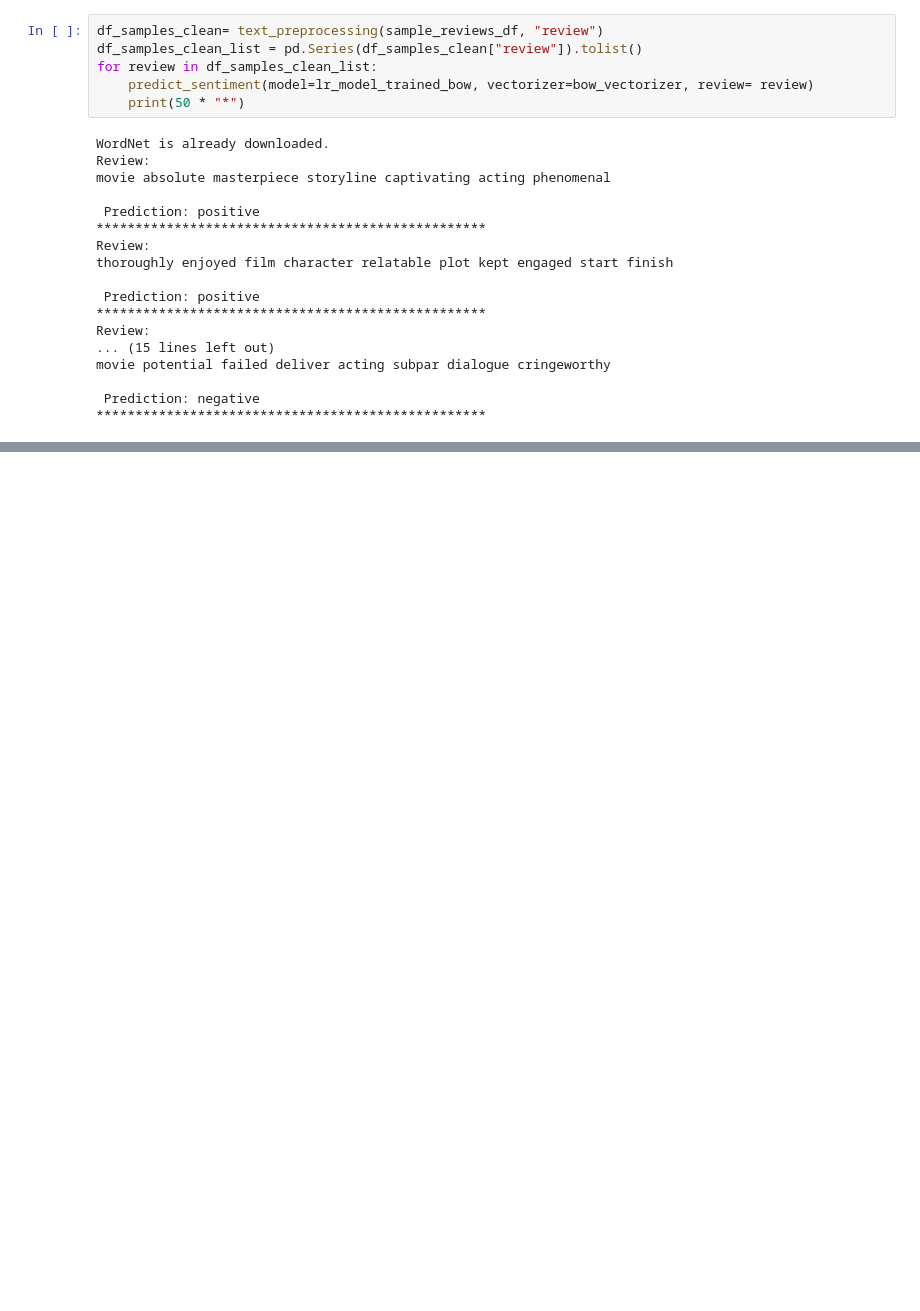
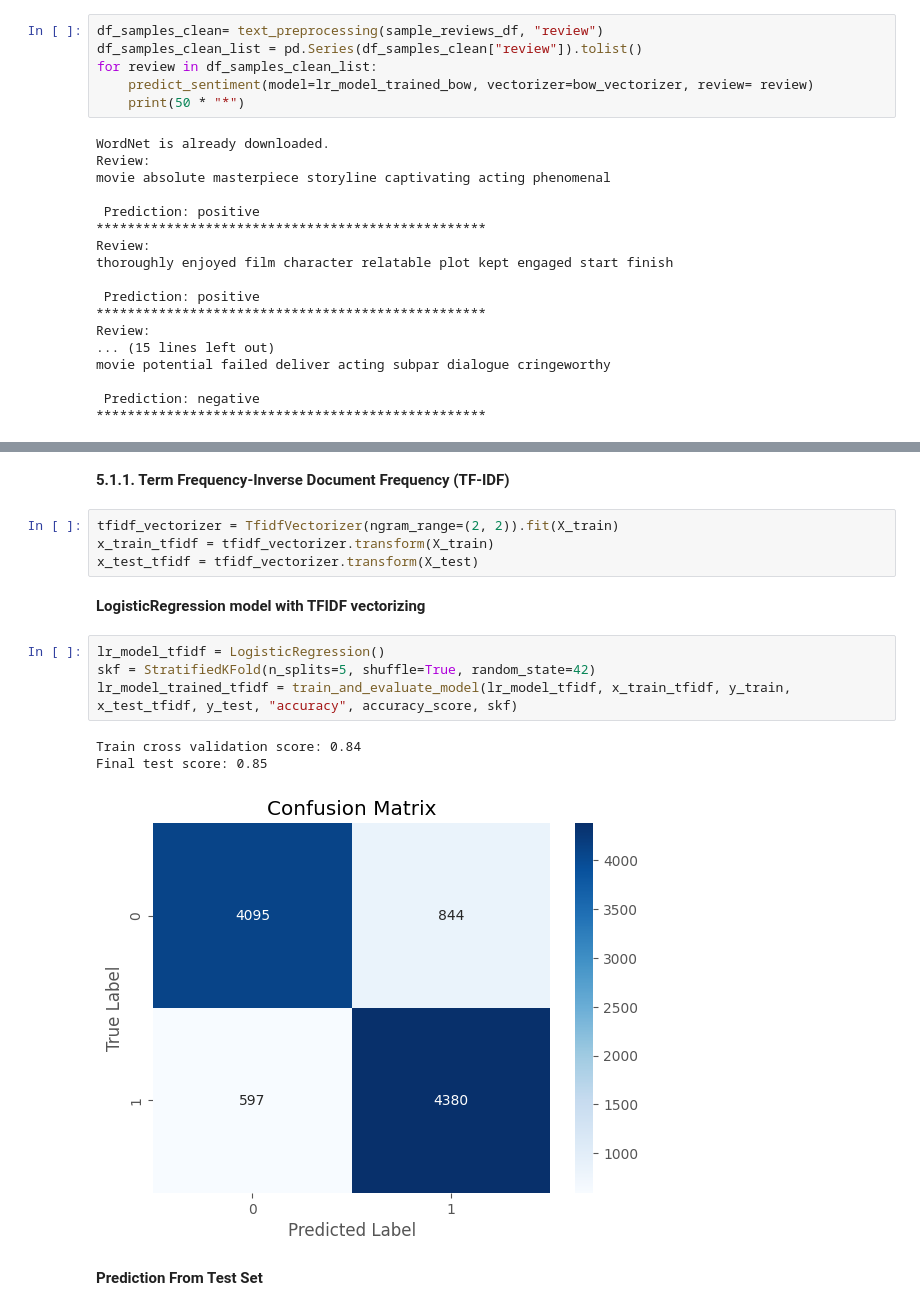
Before and after one commit to kanitvural/evolution_of_sentiment_analysis_using_imdb_dataset, a Jupyter notebook: imdb_sentiment_analysis.ipynb, the cells around one changed output, grey strips where cells are left out. Saved outputs shown, nothing was run; the diff lists cells and outputs as text; blank space fills up the shorter version.

```diff
--- a/imdb_sentiment_analysis.ipynb
+++ b/imdb_sentiment_analysis.ipynb
@@ -399,0 +420,18 @@ Final test score: 0.87
+# %% [markdown]
+**5.1.1. Term Frequency-Inverse Document Frequency (TF-IDF)**
+# %%
+tfidf_vectorizer = TfidfVectorizer(ngram_range=(2, 2)).fit(X_train)
+x_train_tfidf = tfidf_vectorizer.transform(X_train)
+x_test_tfidf = tfidf_vectorizer.transform(X_test)
+# %% [markdown]
+**LogisticRegression model with TFIDF vectorizing**
+# %%
+lr_model_tfidf = LogisticRegression()
+skf = StratifiedKFold(n_splits=5, shuffle=True, random_state=42)
+lr_model_trained_tfidf = train_and_evaluate_model(lr_model_tfidf, x_train_tfidf, y_train, x_test_tfidf, y_test, "accuracy", accuracy_score, skf)
+# %% [output]
+Train cross validation score: 0.84
+Final test score: 0.85
+[figure, added]
+# %% [markdown]
+**Prediction From Test Set**
```
Also changed, not shown: parts of 34 cells of this notebook, 1 other file.
